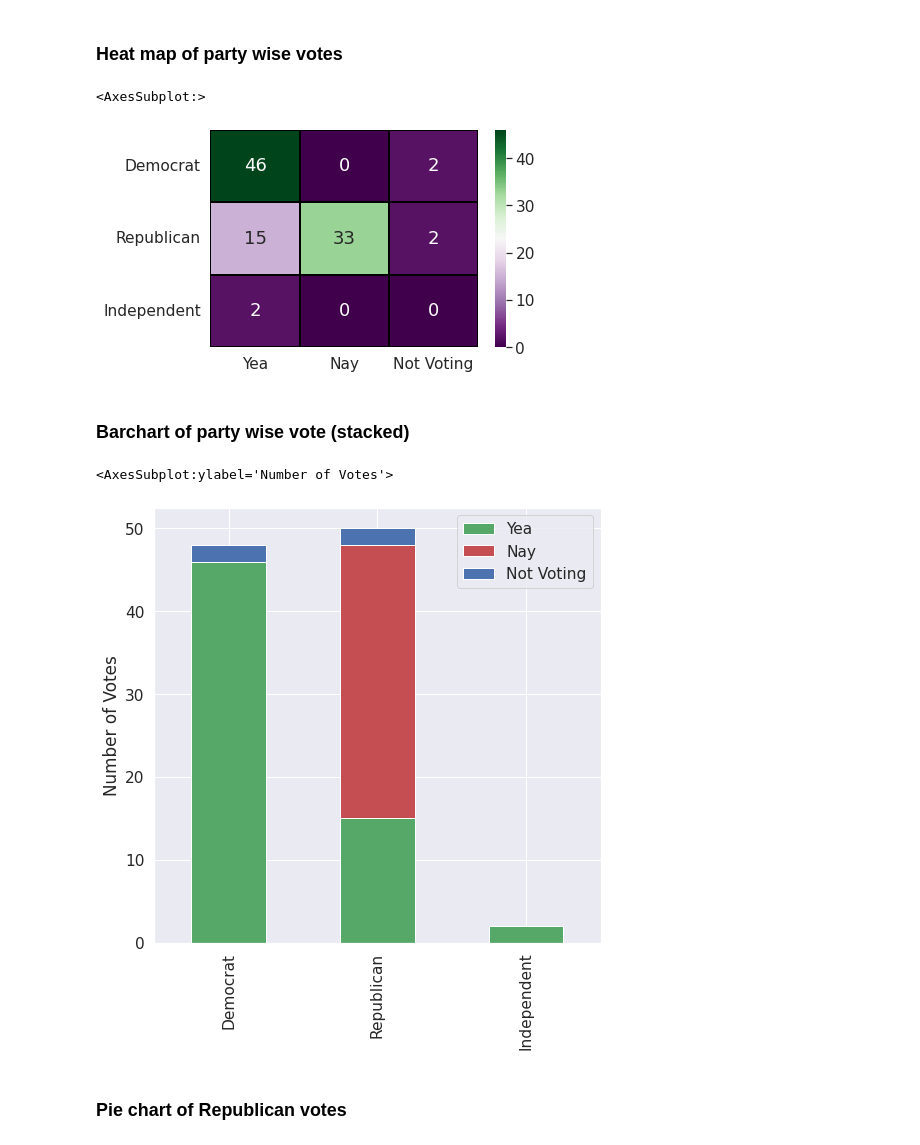
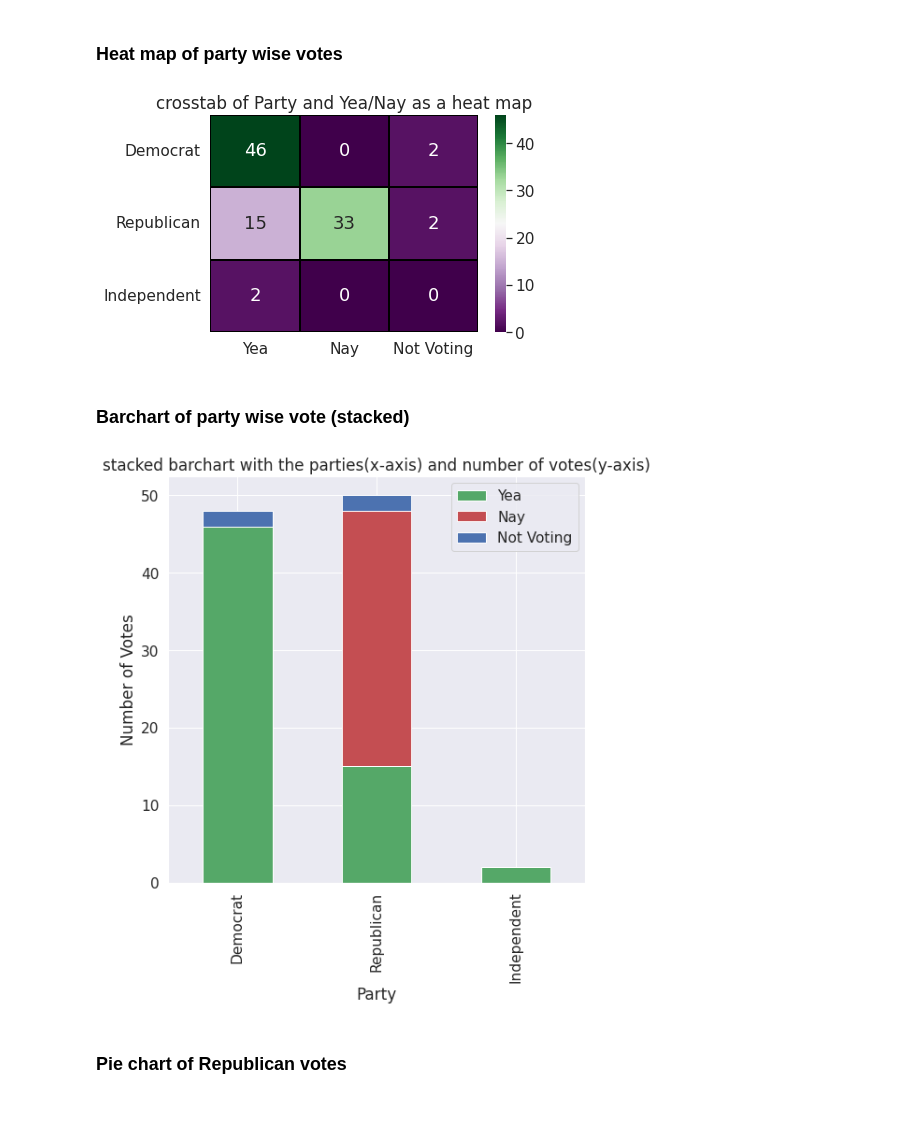
Before and after one commit to jishnujp/US_senate_roll_call, a Jupyter notebook: voteSummary.ipynb, the cells around one changed output. Drawn from its saved outputs; the diff is of its cells as text; code cells hidden in the pictures; blank space fills up the shorter version.

Commit message:
Plots modified

```diff
--- a/voteSummary.ipynb
+++ b/voteSummary.ipynb
@@ -166,19 +176,23 @@ votes_summary.columns.name = ''
 votes_summary = votes_summary.reindex(['Democrat','Republican','Independent'])
 votes_summary = votes_summary[['Yea','Nay','Not Voting']]
 # %%
-sns.heatmap(votes_summary,cmap = 'PRGn',annot = True,linewidth=2,linecolor = 'black',
-            annot_kws={'fontsize':18})
+ax = plt.axes()
+ax.set(title='crosstab of Party and Yea/Nay as a heat map')
+hmap = sns.heatmap(votes_summary,cmap = 'PRGn',annot = True,linewidth=2,linecolor = 'black',
+            annot_kws={'fontsize':18},ax = ax).get_figure()
+
+hmap.savefig('heatmap.jpg',bbox_inches = 'tight')
 # %% [output]
-<AxesSubplot:>
-[figure, old version]
+[figure, new version]
 # %% [markdown]
 ### Barchart of party wise vote (stacked)
 # %%
-votes_summary.plot(kind = 'bar',stacked = True,color = ['g','r','b'],
-                   figsize = (8,8),ylabel = 'Number of Votes')
+stacked = votes_summary.plot(kind = 'bar',stacked = True,color = ['g','r','b'],
+                   figsize = (8,8),ylabel = 'Number of Votes',xlabel = 'Party',
+                            title = "stacked barchart with the parties(x-axis) and number of votes(y-axis)").get_figure()
+stacked.savefig('stacked_bar.jpg',bbox_inches = 'tight')
 # %% [output]
-<AxesSubplot:ylabel='Number of Votes'>
-[figure, old version]
+[figure, new version]
 # %% [markdown]
 ### Pie chart of Republican votes
 # %%
```
Also changed, not shown: parts of 7 cells of this notebook.
